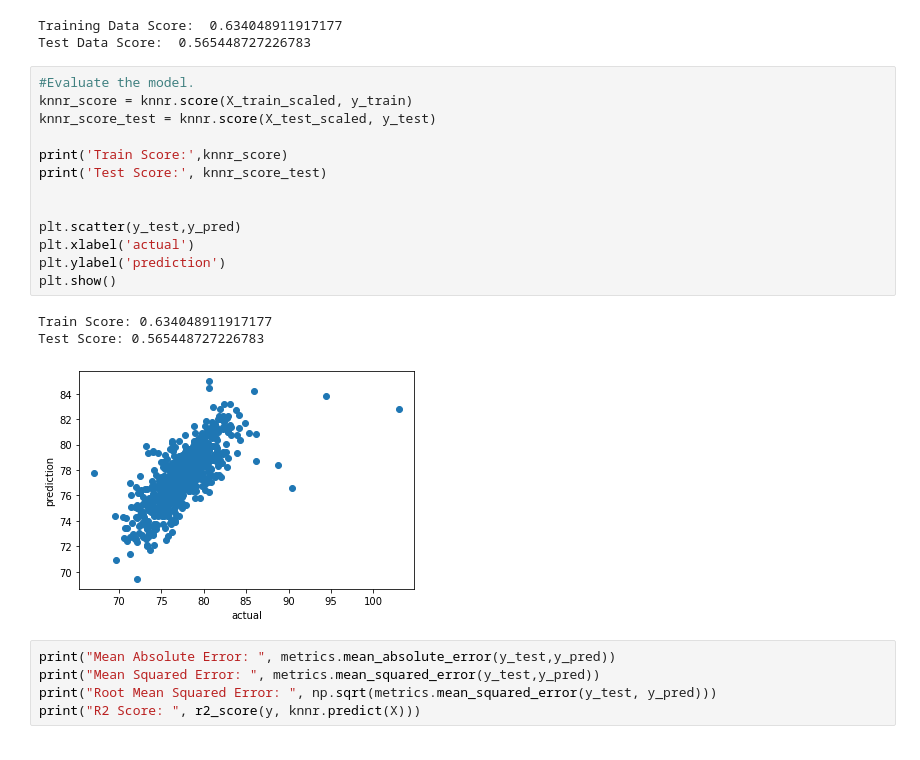
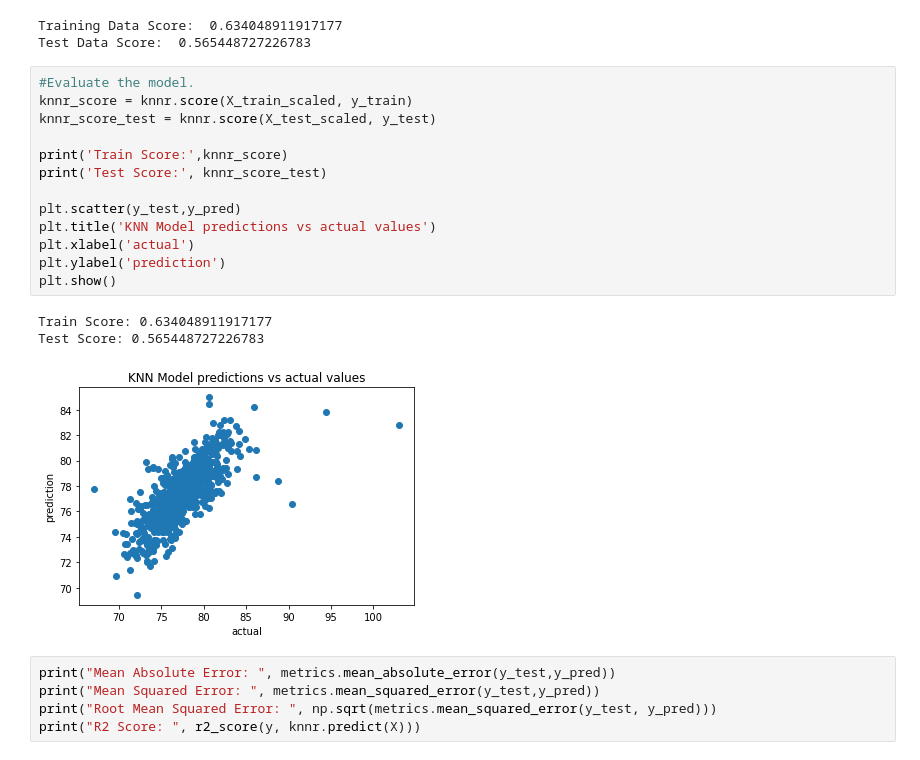
Before and after one commit to fancyfu4/SB-Data-Science, a Jupyter notebook: Data_Science_Capstone2/Modeling.ipynb, the cells around one changed output. Cells and saved outputs as stored; diff of their text form.

```diff
--- a/Data_Science_Capstone2/Modeling.ipynb
+++ b/Data_Science_Capstone2/Modeling.ipynb
@@ -338,20 +335,20 @@ Test Data Score:  0.565448727226783
 # %%
 #Evaluate the model.
 knnr_score = knnr.score(X_train_scaled, y_train)
 knnr_score_test = knnr.score(X_test_scaled, y_test)
 
 print('Train Score:',knnr_score)
 print('Test Score:', knnr_score_test)
 
-
 plt.scatter(y_test,y_pred)
+plt.title('KNN Model predictions vs actual values')
 plt.xlabel('actual')
 plt.ylabel('prediction')
 plt.show()
 # %% [output]
 Train Score: 0.634048911917177
 Test Score: 0.565448727226783
-[figure, old version]
+[figure, new version]
 # %%
 print("Mean Absolute Error: ", metrics.mean_absolute_error(y_test,y_pred))
 print("Mean Squared Error: ", metrics.mean_squared_error(y_test,y_pred))
```
Also changed, not shown: parts of 4 cells of this notebook, 1 other file.
